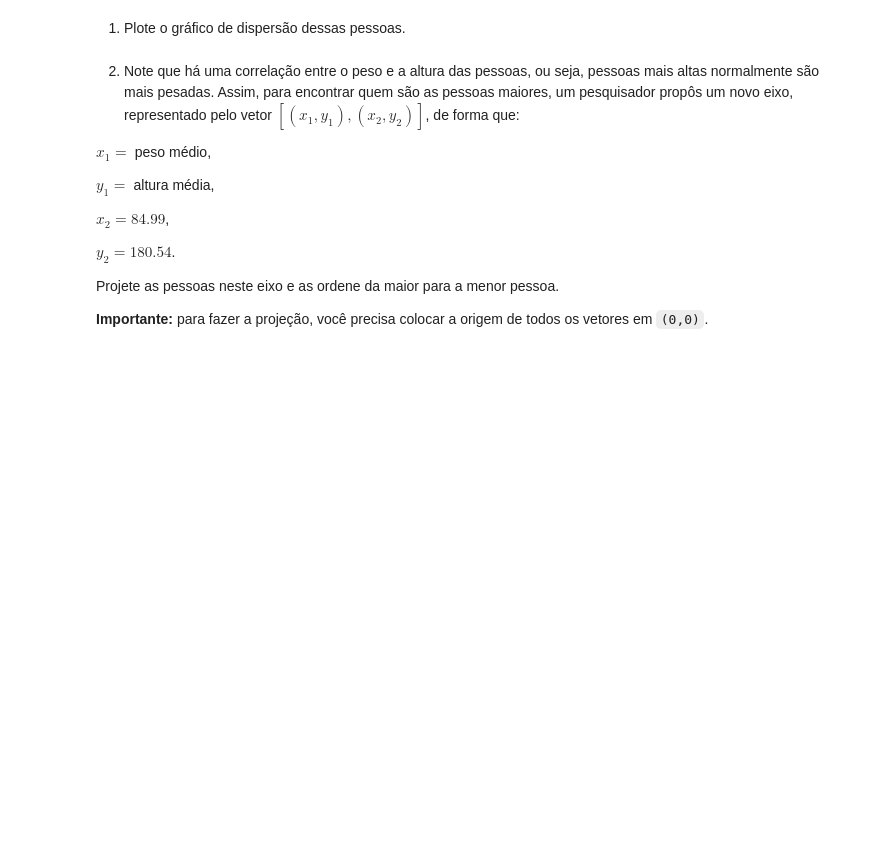
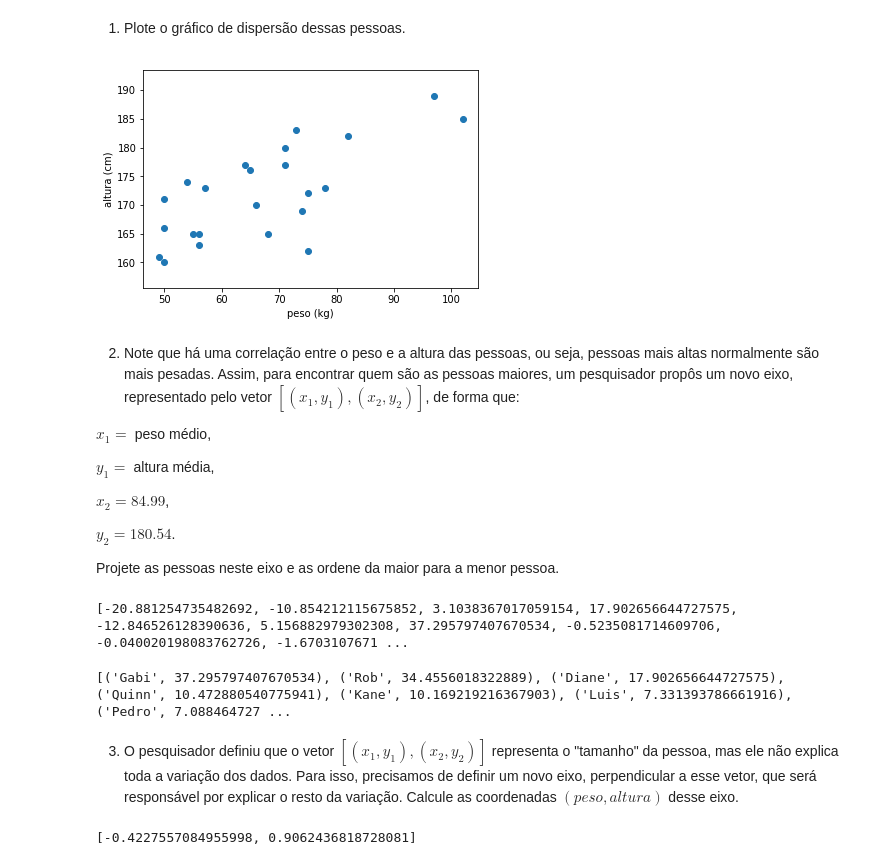
Before and after one commit to innng/data-science-introduction, a Jupyter notebook: Aula03 - Álgebra Linear.ipynb, the cells around one changed output. Saved outputs shown, nothing was run; the diff lists cells and outputs as text; code cells hidden in the pictures; blank space fills up the shorter version.

```diff
--- a/Aula03 - Álgebra Linear.ipynb
+++ b/Aula03 - Álgebra Linear.ipynb
@@ -484,6 +519,16 @@ pessoas = [["Ana",49,161],
            ["Xuxa",50,160]]
 # %% [markdown]
 1) Plote o gráfico de dispersão dessas pessoas.
+# %%
+pesos = get_column(pessoas,1)
+alturas = get_column(pessoas,2)
+plt.scatter(pesos, alturas)
+plt.axis('equal')
+plt.xlabel('peso (kg)')
+plt.ylabel('altura (cm)')
+plt.show()
+# %% [output]
+[figure, added]
 # %% [markdown]
 2) Note que há uma correlação entre o peso e a altura das pessoas, ou seja, pessoas mais altas normalmente são mais pesadas. Assim, para encontrar quem são as pessoas maiores, um pesquisador propôs um novo eixo, representado pelo vetor $[(x_1, y_1), (x_2, y_2)]$, de forma que:
 
@@ -496,5 +541,3 @@ $x_2 = 84.99$,
 $y_2 = 180.54$.
 
 Projete as pessoas neste eixo e as ordene da maior para a menor pessoa.
-
-**Importante:** para fazer a projeção, você precisa colocar a origem de todos os vetores em `(0,0)`.
@@ -501,3 +558,29 @@ Projete as pessoas neste eixo e as ordene da maior para a menor pessoa.
+# %%
+X = np.transpose(np.stack((pesos,alturas)))
+X = de_mean_matrix(X)
+eixo_tamanho_dm = [eixo_tamanho[2] - peso_medio, eixo_tamanho[3] - altura_media]
+Xt = [np.dot(xi,eixo_tamanho_dm)/magnitude(eixo_tamanho_dm) for xi in X]
+print(Xt)
+# %% [output]
+[-20.881254735482692, -10.854212115675852, 3.1038367017059154, 17.902656644727575, -12.846526128390636, 5.156882979302308, 37.295797407670534, -0.5235081714609706, -0.040020198083762726, -1.6703107671 ...
+# %%
+P = list(zip(get_column(pessoas, 0), Xt))
+P.sort(key=lambda p: p[1], reverse = True)
+print(P)
+maiores = [p[0] for p in P]
+# %% [output]
+[('Gabi', 37.295797407670534), ('Rob', 34.4556018322889), ('Diane', 17.902656644727575), ('Quinn', 10.472880540775941), ('Kane', 10.169219216367903), ('Luis', 7.331393786661916), ('Pedro', 7.088464727 ...
 # %%
 #gabarito:
 assert(maiores == ['Gabi', 'Rob', 'Diane', 'Quinn', 'Kane', 'Luis', 'Pedro', 'Otto', 'Fred', 'Chico', 'Irene', 'Hilda', 'Jane', 'Nair', 'Monica', 'Bob', 'Eric', 'Tati', 'Stan', 'Vic', 'Uwe', 'Xuxa', 'Ana'])
+# %% [markdown]
+3) O pesquisador definiu que o vetor $[(x_1, y_1), (x_2, y_2)]$ representa o "tamanho" da pessoa, mas ele não explica toda a variação dos dados. Para isso, precisamos de definir um novo eixo, perpendicular a esse vetor, que será responsável por explicar o resto da variação. Calcule as coordenadas $(peso, altura)$ desse eixo.
+# %%
+cosine_theta = cosine_similarity(eixo_tamanho_dm, [1,0])
+theta = math.acos(cosine_theta)
+
+theta2 = math.pi/2 + theta
+novo_eixo = [math.cos(theta2), math.sin(theta2)]
+print(novo_eixo)
+# %% [output]
+[-0.4227557084955998, 0.9062436818728081]
```
Also changed, not shown: parts of 16 cells of this notebook, 3 other files.
